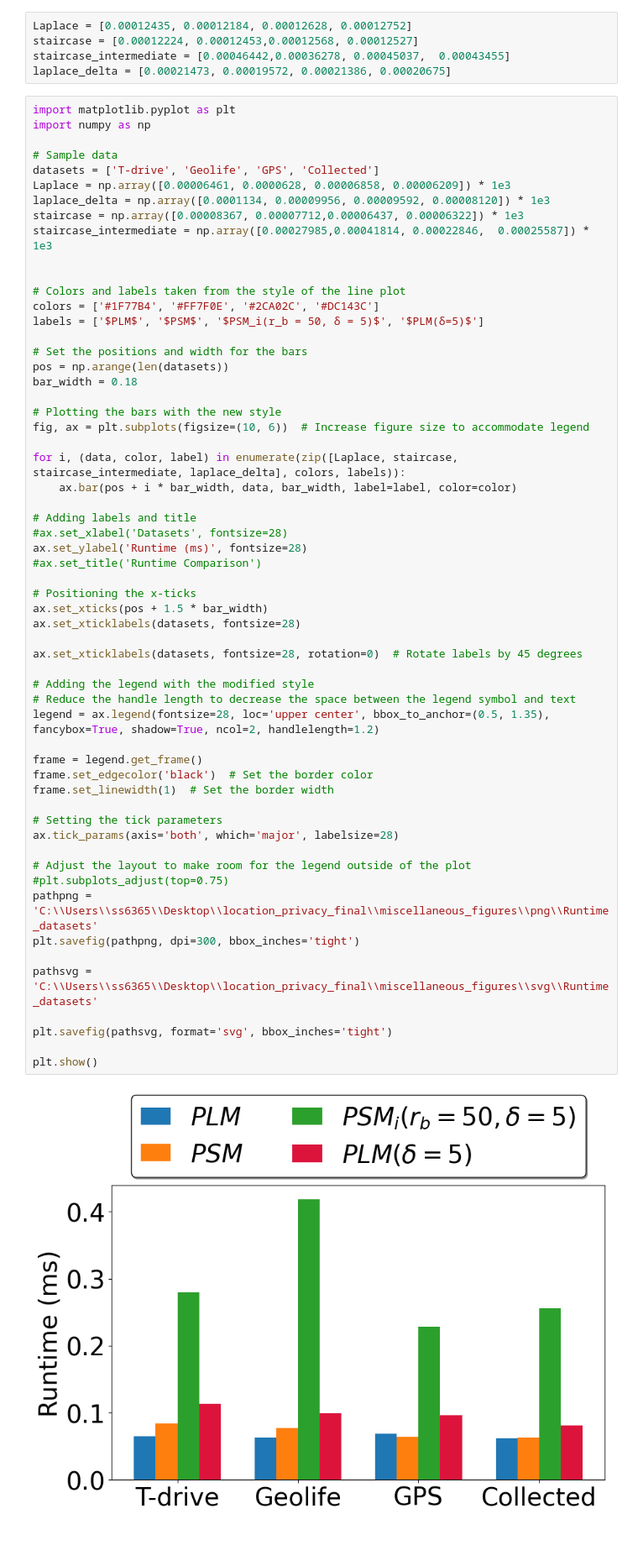
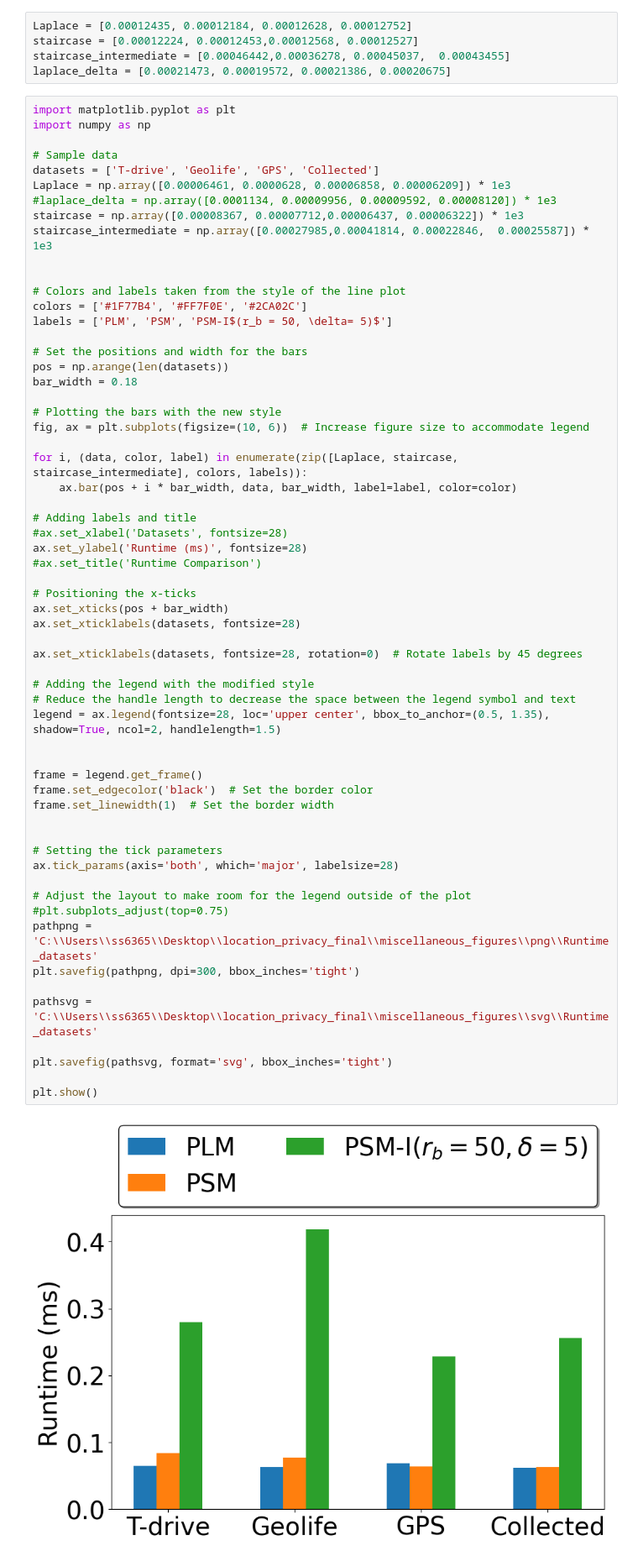
Before and after one commit to shafizurRseeam/location_privacy, a Jupyter notebook: Other_figures.ipynb, the cells around one changed output. Shown: that part at 84% size. Saved outputs shown, nothing was run; the diff lists cells and outputs as text.

```diff
--- a/Other_figures.ipynb
+++ b/Other_figures.ipynb
@@ -139,14 +139,14 @@ import numpy as np
 # Sample data
 datasets = ['T-drive', 'Geolife', 'GPS', 'Collected']
 Laplace = np.array([0.00006461, 0.0000628, 0.00006858, 0.00006209]) * 1e3
-laplace_delta = np.array([0.0001134, 0.00009956, 0.00009592, 0.00008120]) * 1e3
+#laplace_delta = np.array([0.0001134, 0.00009956, 0.00009592, 0.00008120]) * 1e3
 staircase = np.array([0.00008367, 0.00007712,0.00006437, 0.00006322]) * 1e3
 staircase_intermediate = np.array([0.00027985,0.00041814, 0.00022846,  0.00025587]) * 1e3
 
 
 # Colors and labels taken from the style of the line plot
-colors = ['#1F77B4', '#FF7F0E', '#2CA02C', '#DC143C']
-labels = ['$PLM$', '$PSM$', '$PSM_i(r_b = 50, δ = 5)$', '$PLM(δ=5)$']
+colors = ['#1F77B4', '#FF7F0E', '#2CA02C']
+labels = ['PLM', 'PSM', 'PSM-I$(r_b = 50, \delta= 5)$']
 
 # Set the positions and width for the bars
 pos = np.arange(len(datasets))
@@ -155,43 +155,45 @@ bar_width = 0.18
 # Plotting the bars with the new style
 fig, ax = plt.subplots(figsize=(10, 6))  # Increase figure size to accommodate legend
 
-for i, (data, color, label) in enumerate(zip([Laplace, staircase, staircase_intermediate, laplace_delta], colors, labels)):
+for i, (data, color, label) in enumerate(zip([Laplace, staircase, staircase_intermediate], colors, labels)):
     ax.bar(pos + i * bar_width, data, bar_width, label=label, color=color)
 
 # Adding labels and title
 #ax.set_xlabel('Datasets', fontsize=28)
 ax.set_ylabel('Runtime (ms)', fontsize=28)
 #ax.set_title('Runtime Comparison')
 
 # Positioning the x-ticks
-ax.set_xticks(pos + 1.5 * bar_width)
+ax.set_xticks(pos + bar_width)
 ax.set_xticklabels(datasets, fontsize=28)
 
 ax.set_xticklabels(datasets, fontsize=28, rotation=0)  # Rotate labels by 45 degrees
 
 # Adding the legend with the modified style
 # Reduce the handle length to decrease the space between the legend symbol and text
-legend = ax.legend(fontsize=28, loc='upper center', bbox_to_anchor=(0.5, 1.35), fancybox=True, shadow=True, ncol=2, handlelength=1.2)
+legend = ax.legend(fontsize=28, loc='upper center', bbox_to_anchor=(0.5, 1.35),  shadow=True, ncol=2, handlelength=1.5)
+
 
 frame = legend.get_frame()
 frame.set_edgecolor('black')  # Set the border color
 frame.set_linewidth(1)  # Set the border width
+
 
 # Setting the tick parameters
 ax.tick_params(axis='both', which='major', labelsize=28)
 
 # Adjust the layout to make room for the legend outside of the plot
 #plt.subplots_adjust(top=0.75)
 pathpng = 'C:\\Users\\ss6365\\Desktop\\location_privacy_final\\miscellaneous_figures\\png\\Runtime_datasets'
 plt.savefig(pathpng, dpi=300, bbox_inches='tight')
 
 pathsvg = 'C:\\Users\\ss6365\\Desktop\\location_privacy_final\\miscellaneous_figures\\svg\\Runtime_datasets'
 
 plt.savefig(pathsvg, format='svg', bbox_inches='tight')
 
 plt.show()
 # %% [output]
-[figure, old version]
+[figure, new version]
 # %%
 import matplotlib.pyplot as plt
 import numpy as np
```
Also changed, not shown: parts of 1 cell of this notebook, 5 other files.
